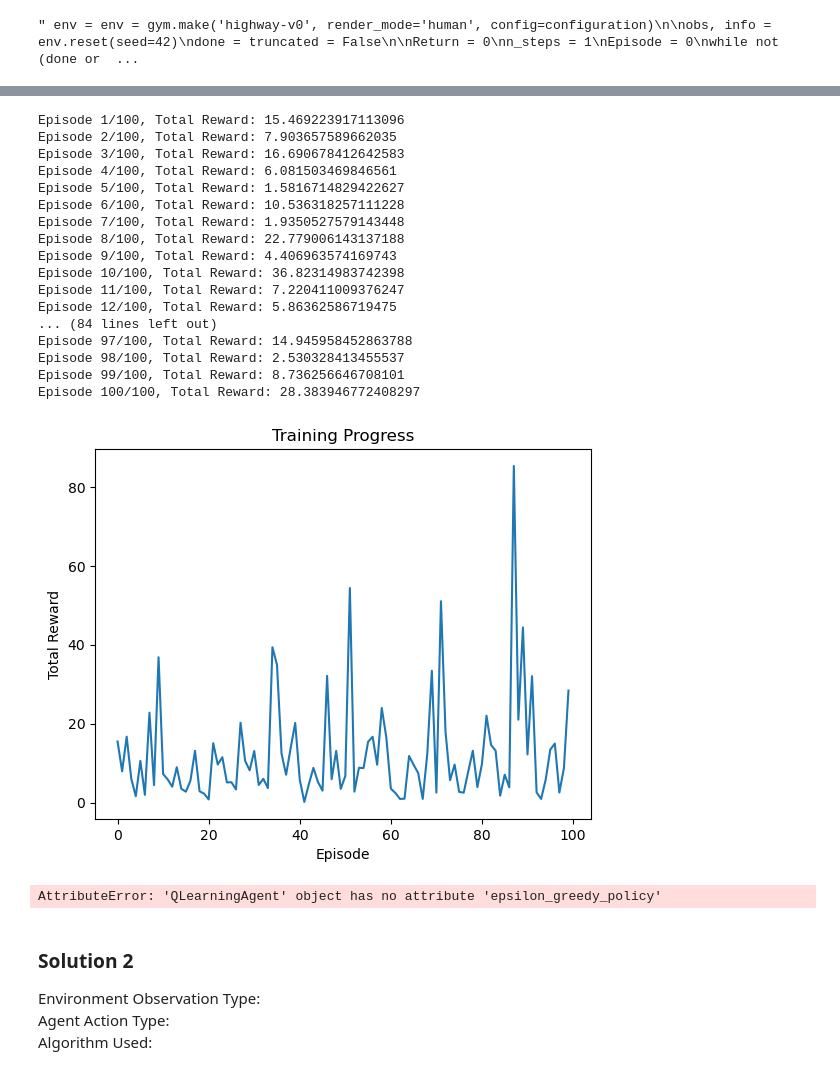
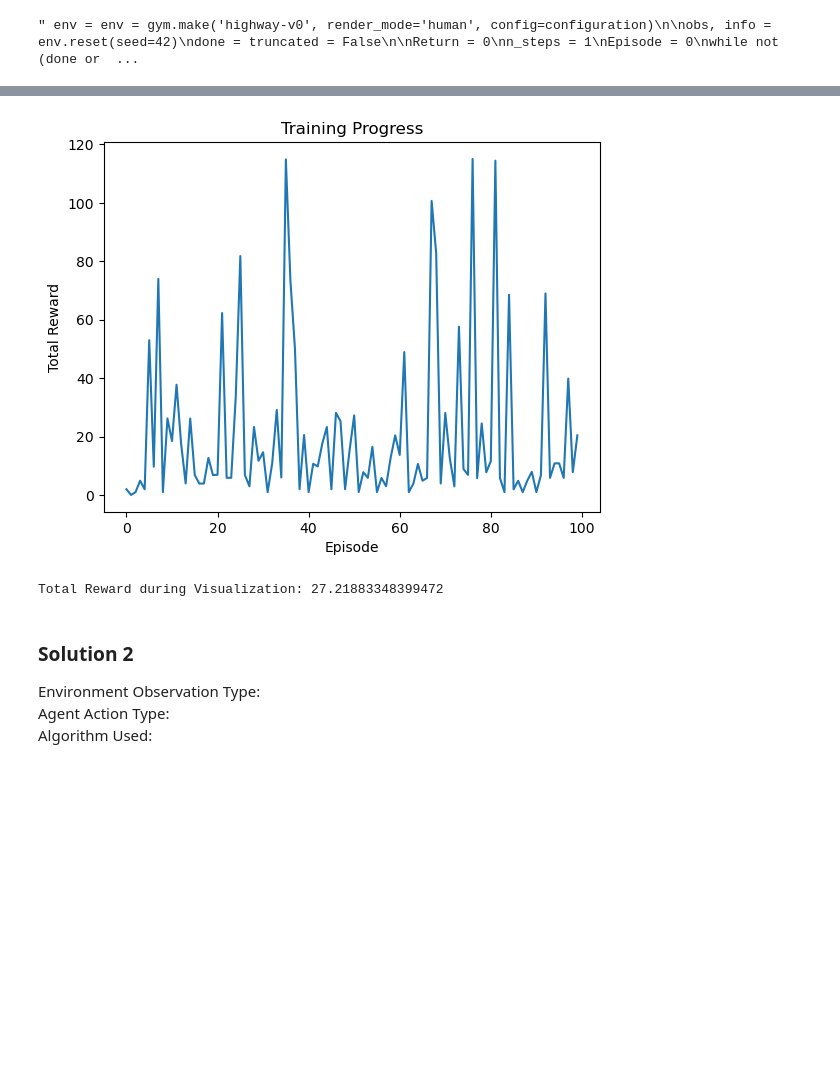
Before and after one commit to MaximilianLae/RL_Autonomous_Driving, a Jupyter notebook: Documents/NOVA IMS/RL/Project Handout-20240526/RL_Project.ipynb, the cells around one changed output, grey strips where cells are left out. Drawn from its saved outputs; the diff is of its cells as text; code cells hidden in the pictures; blank space fills up the shorter version.

```diff
--- a/Documents/NOVA IMS/RL/Project Handout-20240526/RL_Project.ipynb
+++ b/Documents/NOVA IMS/RL/Project Handout-20240526/RL_Project.ipynb
@@ -220,31 +173,0 @@ def train_agent(agent, env, n_episodes=100, max_steps=200):
-# %%
-returns = train_agent(agent, env)
-
-plt.plot(returns)
-plt.xlabel('Episode')
-plt.ylabel('Total Reward')
-plt.title('Training Progress')
-plt.show()
-# %% [output]
-Episode 1/100, Total Reward: 15.469223917113096
-Episode 2/100, Total Reward: 7.903657589662035
-Episode 3/100, Total Reward: 16.690678412642583
-Episode 4/100, Total Reward: 6.081503469846561
-Episode 5/100, Total Reward: 1.5816714829422627
-Episode 6/100, Total Reward: 10.536318257111228
-Episode 7/100, Total Reward: 1.9350527579143448
-Episode 8/100, Total Reward: 22.779006143137188
-Episode 9/100, Total Reward: 4.406963574169743
-Episode 10/100, Total Reward: 36.82314983742398
-Episode 11/100, Total Reward: 7.220411009376247
-Episode 12/100, Total Reward: 5.86362586719475
-... (84 lines left out)
-Episode 97/100, Total Reward: 14.945958452863788
-Episode 98/100, Total Reward: 2.530328413455537
-Episode 99/100, Total Reward: 8.736256646708101
-Episode 100/100, Total Reward: 28.383946772408297
-[figure, removed]
-# %%
-visualize_agent(agent, env)
-# %% [output]
-AttributeError: 'QLearningAgent' object has no attribute 'epsilon_greedy_policy'
@@ -250,0 +217,21 @@ AttributeError: 'QLearningAgent' object has no attribute 'epsilon_greedy_policy'
+# %%
+def train_agent(agent, env, slice_pos, num_iterations=100, alpha=0.85, gamma=0.9):
+    returns = []
+    EPSILON = 0.8
+    EPSILON_DECAY = EPSILON / num_iterations
+
+    for i in tqdm(range(num_iterations)):
+        discrete_state = agent.discretize_state(env.reset(seed=np.random.randint(100))[0], slice_pos)
+        action = agent.choose_action(discrete_state, EPSILON)
+        current_q_value = agent.q_table[discrete_state][action]
+        total_reward = 0
+        done = False
+
+        while not done:
+            action, current_q_value, discrete_state, reward, done = agent.step(env, slice_pos, action, current_q_value, discrete_state, alpha, gamma, EPSILON)
+            total_reward += reward
+
+        returns.append(total_reward)
+        EPSILON -= EPSILON_DECAY
+
+    return returns
@@ -251,3 +255,25 @@ AttributeError: 'QLearningAgent' object has no attribute 'epsilon_greedy_policy'
+# %%
+# Instantiate the agent
+agent = QLearningAgent(env.action_space)
+
+# Training
+slice_pos = 4  # Adjust as needed based on the grid size and features
+returns = train_agent(agent, env, slice_pos, num_iterations=100, alpha=0.1, gamma=0.9)
+
+# Plotting the training progress
+plt.plot(returns)
+plt.xlabel('Episode')
+plt.ylabel('Total Reward')
+plt.title('Training Progress')
+plt.show()
+# %% [output]
+[figure, added]
+# %%
+# Visualization
+total_reward = visualize_agent(agent, env, slice_pos)
+print(f'Total Reward during Visualization: {total_reward}')
+# %% [output]
+Total Reward during Visualization: 27.21883348399472
 # %% [markdown]
 ### Solution 2
 Environment Observation Type: \
```
Also changed, not shown: parts of 8 cells of this notebook.
